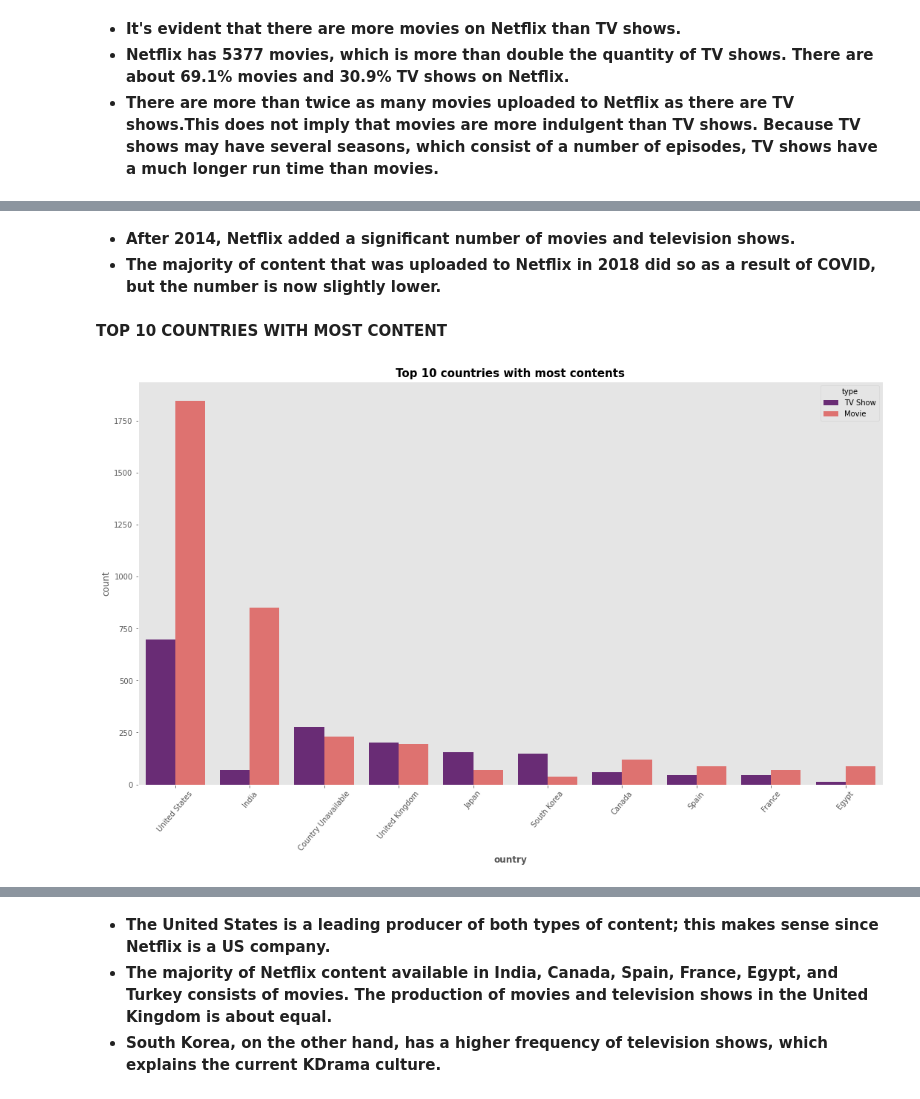
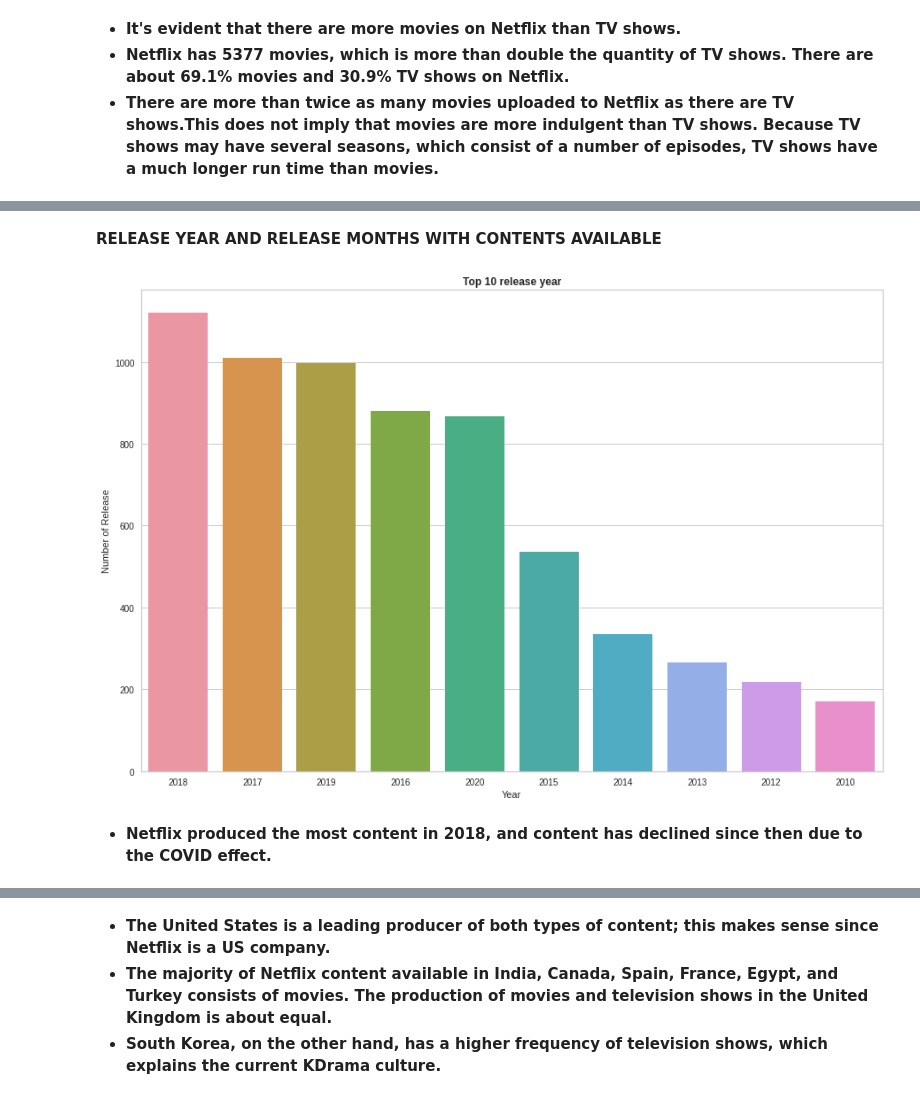
Before and after one commit to Amoghakrao/Netflix-movies-and-tv-shows-clustering, a Jupyter notebook: NETFLIX_MOVIES_AND_TV_SHOWS_CLUSTERING_AMOGHA_K.ipynb, the cells around one changed output, grey strips where cells are left out. Saved outputs shown, nothing was run; the diff lists cells and outputs as text; code cells hidden in the pictures.

```diff
--- a/NETFLIX_MOVIES_AND_TV_SHOWS_CLUSTERING_AMOGHA_K.ipynb
+++ b/NETFLIX_MOVIES_AND_TV_SHOWS_CLUSTERING_AMOGHA_K.ipynb
@@ -393,16 +277,14 @@ plt.show()
-# %% [markdown]
-* **After 2014, Netflix added a significant number of movies and television shows.**
-* **The majority of content that was uploaded to Netflix in 2018 did so as a result of COVID, but the number is now slightly lower.**
-# %% [markdown]
-**TOP 10 COUNTRIES WITH MOST CONTENT**
-# %%
-#TOP 10 COUNTRIES WITH MOST CONTENT
-plt.figure(figsize=(18,10))
-sns.countplot(x=netflix_data['country'],palette="magma",order=netflix_data['country'].value_counts().index[0:10],hue=netflix_data['type'])
-plt.xticks(rotation=50)
-plt.title('Top 10 countries with most contents', fontsize=15, fontweight='bold')
-plt.xlabel('ountry',fontweight ='bold')
-plt.grid(False)
-plt.show()
-# %% [output]
-[figure, removed]
+# %% [markdown]
+**RELEASE YEAR AND RELEASE MONTHS WITH CONTENTS AVAILABLE**
+# %%
+#PLOTING THE COUNTPLOT OF YEAR
+plt.figure(figsize=(15,10))
+g = sns.countplot(x = Netflix_dataset['release_year'], order=Netflix_dataset['release_year'].value_counts().index[:10])
+plt.title('Top 10 release year',fontweight ='bold', size = 12)
+plt.xlabel('Year')
+plt.ylabel('Number of Release')
+plt.show()
+# %% [output]
+[figure, added]
+# %% [markdown]
+* **Netflix produced the most content in 2018, and content has declined since then due to the COVID effect.**
```
Also changed, not shown: parts of 195 cells of this notebook.
